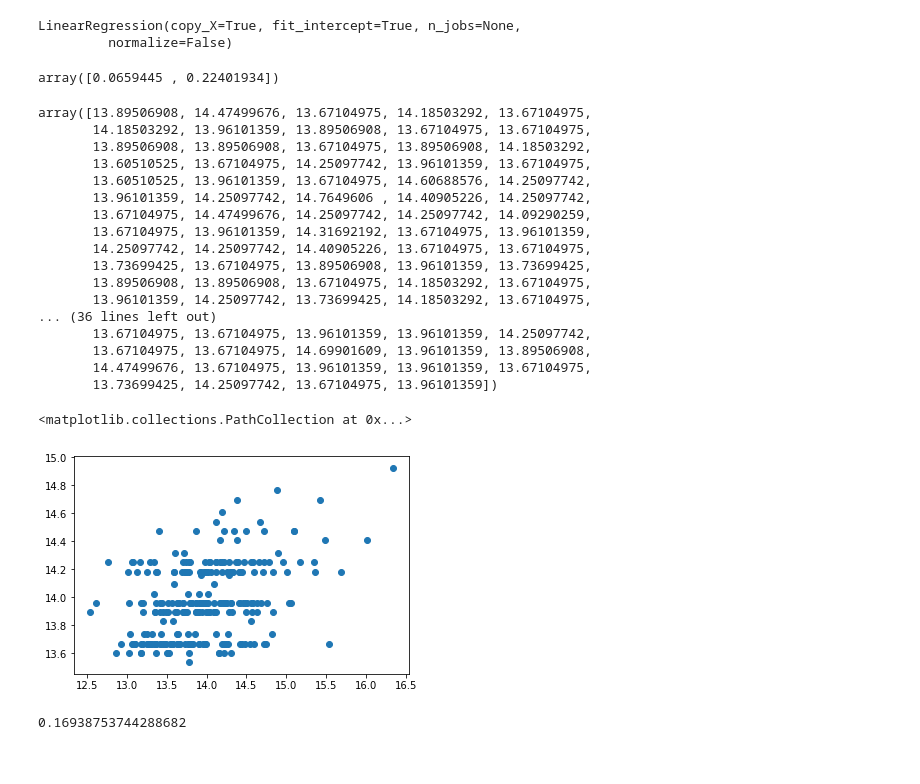
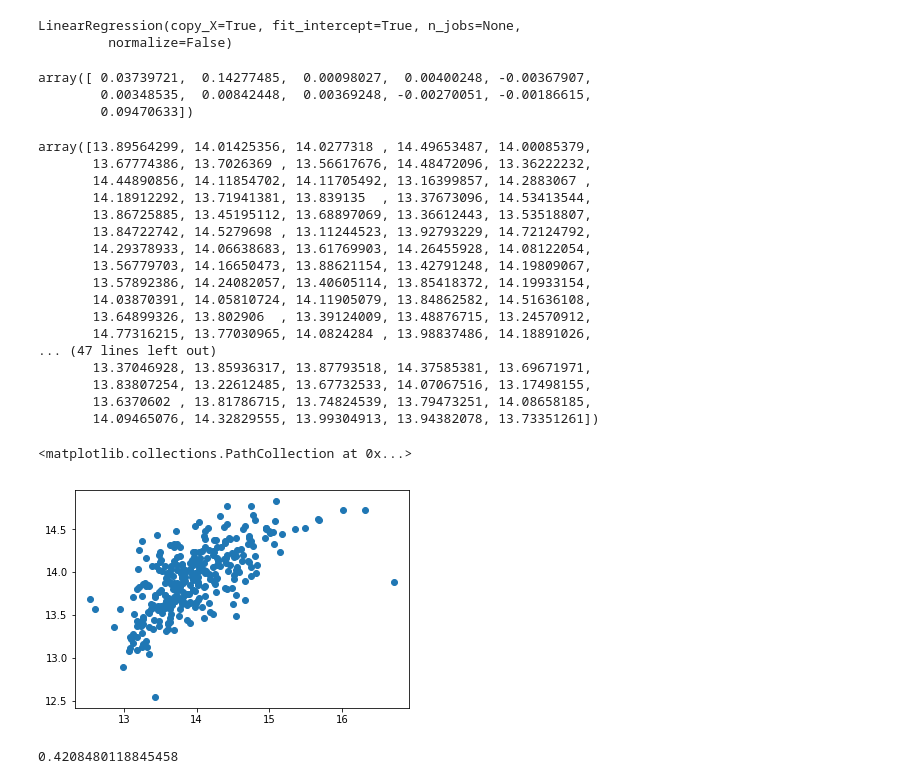
Before and after one commit to csdoris/msa-auckland-house-prices, a Jupyter notebook: auckland-house-prices-analysis-in-Python.ipynb, the cells around one changed output. Drawn from its saved outputs; the diff is of its cells as text; code cells hidden in the pictures.

```diff
--- a/auckland-house-prices-analysis-in-Python.ipynb
+++ b/auckland-house-prices-analysis-in-Python.ipynb
@@ -158,7 +170,7 @@ sns.distplot(house_prices['Bedrooms'])
 # %% [markdown]
 ### Remove outliers
 # %%
-house_prices = house_prices.loc[house_prices['Bedrooms'] < 8]
+house_prices = house_prices.loc[house_prices['Bedrooms'] < 17]
 # %%
 house_prices.boxplot(column='Bedrooms')
 # %% [output]
@@ -252,7 +264,6 @@ plt.show()
 # %%
 from sklearn.model_selection import train_test_split
 # %%
-#x = house_prices.drop(['CV', 'logCV', 'Land area', 'Address', 'Latitude', 'Longitude', 'SA1', 'Suburbs', 'Combined coordinates', 'NZDep2018'], axis=1)
-x = house_prices.filter(['logArea', 'Bedrooms', 'Bathrooms'])
+x = house_prices.drop(['CV', 'logCV', 'Land area', 'Address', 'Latitude', 'Longitude', 'SA1', 'Suburbs', 'Combined coordinates', 'NZDep2018'], axis=1)
 x.head()
 # %% [output]
@@ -273,7 +284,7 @@ y.head()
 4    13.353475
 Name: logCV, dtype: float64
 # %%
-train_x, test_x, train_y, test_y = train_test_split(x, y)
+train_x, test_x, train_y, test_y = train_test_split(x, y, test_size=0.3, random_state=42)
 # %%
 from sklearn.linear_model import LinearRegression
 model = LinearRegression()
@@ -285,34 +296,36 @@ LinearRegression(copy_X=True, fit_intercept=True, n_jobs=None,
 # %%
 model.coef_
 # %% [output]
-array([0.0659445 , 0.22401934])
+array([ 0.03739721,  0.14277485,  0.00098027,  0.00400248, -0.00367907,
+        0.00348535,  0.00842448,  0.00369248, -0.00270051, -0.00186615,
+        0.09470633])
 # %%
 predicted = model.predict(test_x)
 predicted
 # %% [output]
-array([13.89506908, 14.47499676, 13.67104975, 14.18503292, 13.67104975,
-       14.18503292, 13.96101359, 13.89506908, 13.67104975, 13.67104975,
-       13.89506908, 13.89506908, 13.67104975, 13.89506908, 14.18503292,
-       13.60510525, 13.67104975, 14.25097742, 13.96101359, 13.67104975,
-       13.60510525, 13.96101359, 13.67104975, 14.60688576, 14.25097742,
-       13.96101359, 14.25097742, 14.7649606 , 14.40905226, 14.25097742,
-       13.67104975, 14.47499676, 14.25097742, 14.25097742, 14.09290259,
-       13.67104975, 13.96101359, 14.31692192, 13.67104975, 13.96101359,
-       14.25097742, 14.25097742, 14.40905226, 13.67104975, 13.67104975,
-       13.73699425, 13.67104975, 13.89506908, 13.96101359, 13.73699425,
-       13.89506908, 13.89506908, 13.67104975, 14.18503292, 13.67104975,
-       13.96101359, 14.25097742, 13.73699425, 14.18503292, 13.67104975,
-... (36 lines left out)
-       13.67104975, 13.67104975, 13.96101359, 13.96101359, 14.25097742,
-       13.67104975, 13.67104975, 14.69901609, 13.96101359, 13.89506908,
-       14.47499676, 13.67104975, 13.96101359, 13.96101359, 13.67104975,
-       13.73699425, 14.25097742, 13.67104975, 13.96101359])
+array([13.89564299, 14.01425356, 14.0277318 , 14.49653487, 14.00085379,
+       13.67774386, 13.7026369 , 13.56617676, 14.48472096, 13.36222232,
+       14.44890856, 14.11854702, 14.11705492, 13.16399857, 14.2883067 ,
+       14.18912292, 13.71941381, 13.839135  , 13.37673096, 14.53413544,
+       13.86725885, 13.45195112, 13.68897069, 13.36612443, 13.53518807,
+       13.84722742, 14.5279698 , 13.11244523, 13.92793229, 14.72124792,
+       14.29378933, 14.06638683, 13.61769903, 14.26455928, 14.08122054,
+       13.56779703, 14.16650473, 13.88621154, 13.42791248, 14.19809067,
+       13.57892386, 14.24082057, 13.40605114, 13.85418372, 14.19933154,
+       14.03870391, 14.05810724, 14.11905079, 13.84862582, 14.51636108,
+       13.64899326, 13.802906  , 13.39124009, 13.48876715, 13.24570912,
+       14.77316215, 13.77030965, 14.0824284 , 13.98837486, 14.18891026,
+... (47 lines left out)
+       13.37046928, 13.85936317, 13.87793518, 14.37585381, 13.69671971,
+       13.83807254, 13.22612485, 13.67732533, 14.07067516, 13.17498155,
+       13.6370602 , 13.81786715, 13.74824539, 13.79473251, 14.08658185,
+       14.09465076, 14.32829555, 13.99304913, 13.94382078, 13.73351261])
 # %%
-plt.scatter(test_y, predicted)
+plt.scatter(x=test_y, y=predicted)
 # %% [output]
 <matplotlib.collections.PathCollection at 0x...>
-[figure, old version]
+[figure, new version]
 # %%
 model.score(test_x, test_y)
 # %% [output]
-0.16938753744288682
+0.4208480118845458
```
Also changed, not shown: parts of 19 cells of this notebook, 1 other file.
